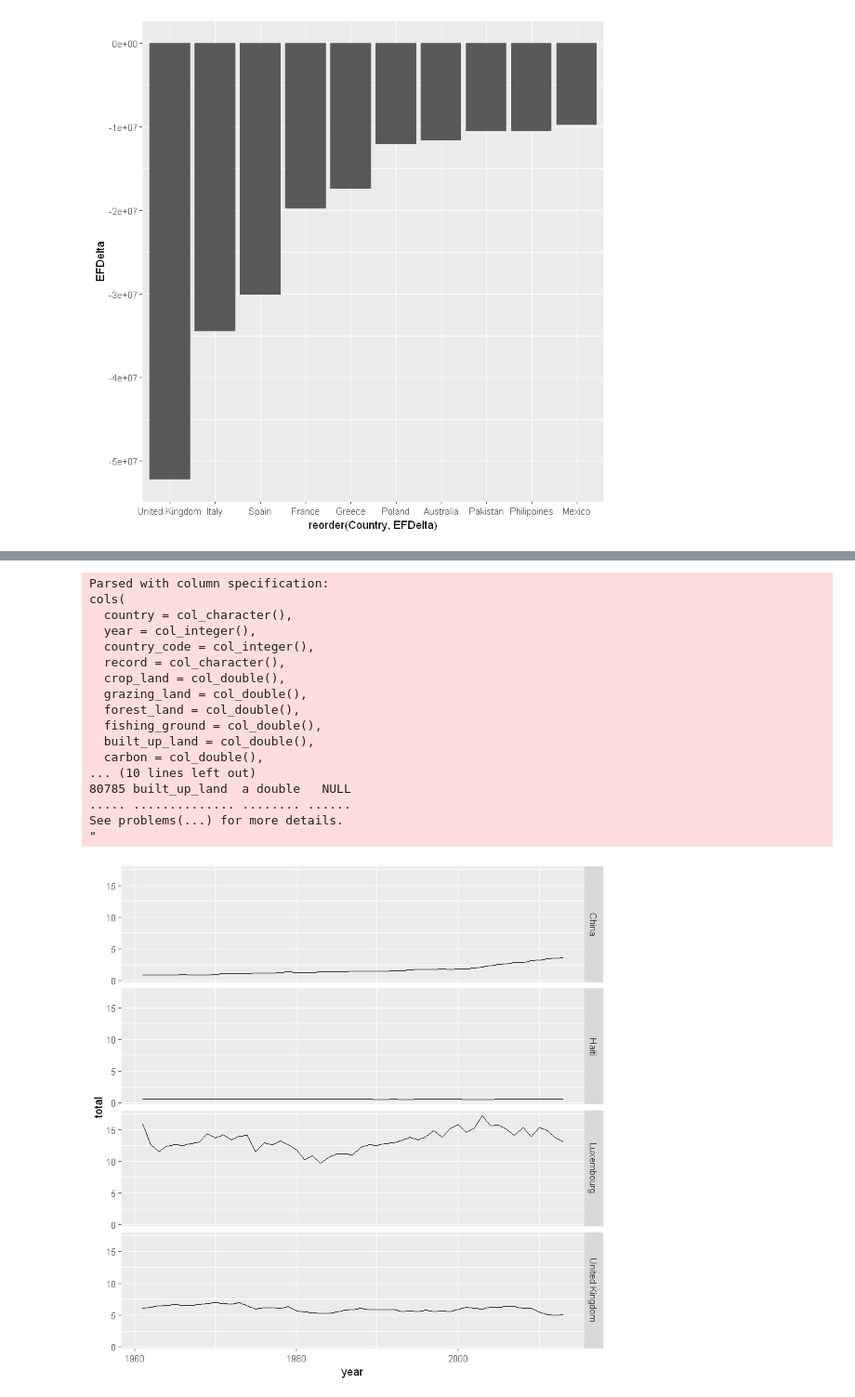
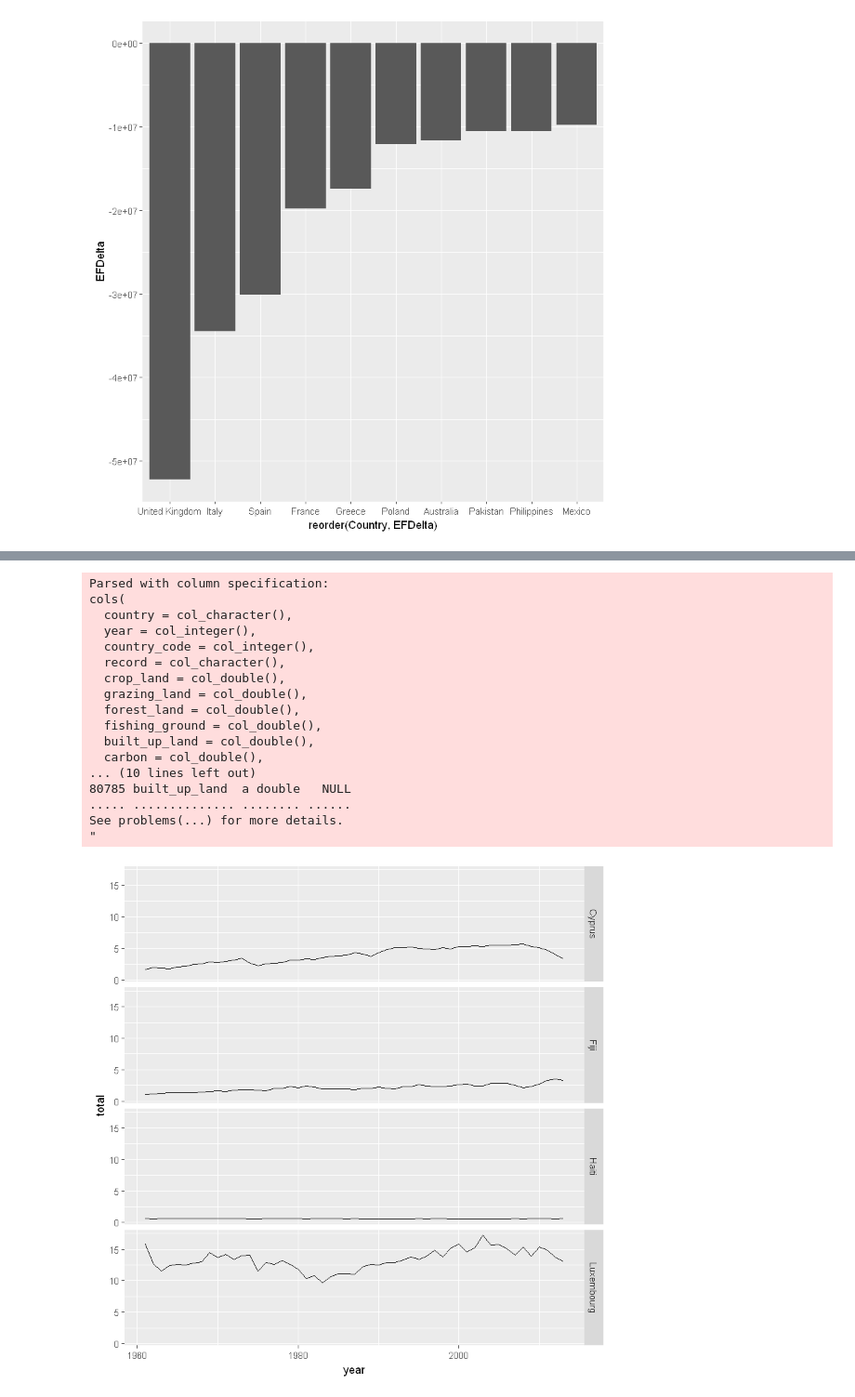
Before and after one commit to huli/mas-data-science, a Jupyter notebook: CAS Data Visualization/Project/storyboard.ipynb, the cells around one changed output, grey strips where cells are left out. Shown at 93% size. Cells and saved outputs as stored; diff of their text form; code cells hidden in the pictures.

```diff
--- a/CAS Data Visualization/Project/storyboard.ipynb
+++ b/CAS Data Visualization/Project/storyboard.ipynb
@@ -153,34 +218,34 @@ country_history %>%
 country_of_interest <- c(
   "Luxembourg",       # highest EF per capita
   "Haiti",            # lowest EF per capita
-  "United Kingdom",   # best tendency??
-  "China"             # worst tendency
+  "Fiji",   # best tendency??
+  "Cyprus"             # worst tendency
   )
 
 country_history %>%
   filter(country %in% country_of_interest) %>%
   select(country, total, record, year) %>%
   arrange(desc(total)) %>%
   filter(record == "EFConsPerCap") %>%
   ggplot() +
   geom_line(aes(year, total)) +
   facet_grid(country ~ .)
 # %% [output]
 Parsed with column specification:
 cols(
   country = col_character(),
   year = col_integer(),
   country_code = col_integer(),
   record = col_character(),
   crop_land = col_double(),
   grazing_land = col_double(),
   forest_land = col_double(),
   fishing_ground = col_double(),
   built_up_land = col_double(),
   carbon = col_double(),
 ... (10 lines left out)
 80785 built_up_land  a double   NULL
 ..... .............. ........ ......
 See problems(...) for more details.
 "
-[figure, old version]
+[figure, new version]
```
Also changed, not shown: parts of 6 cells of this notebook.
